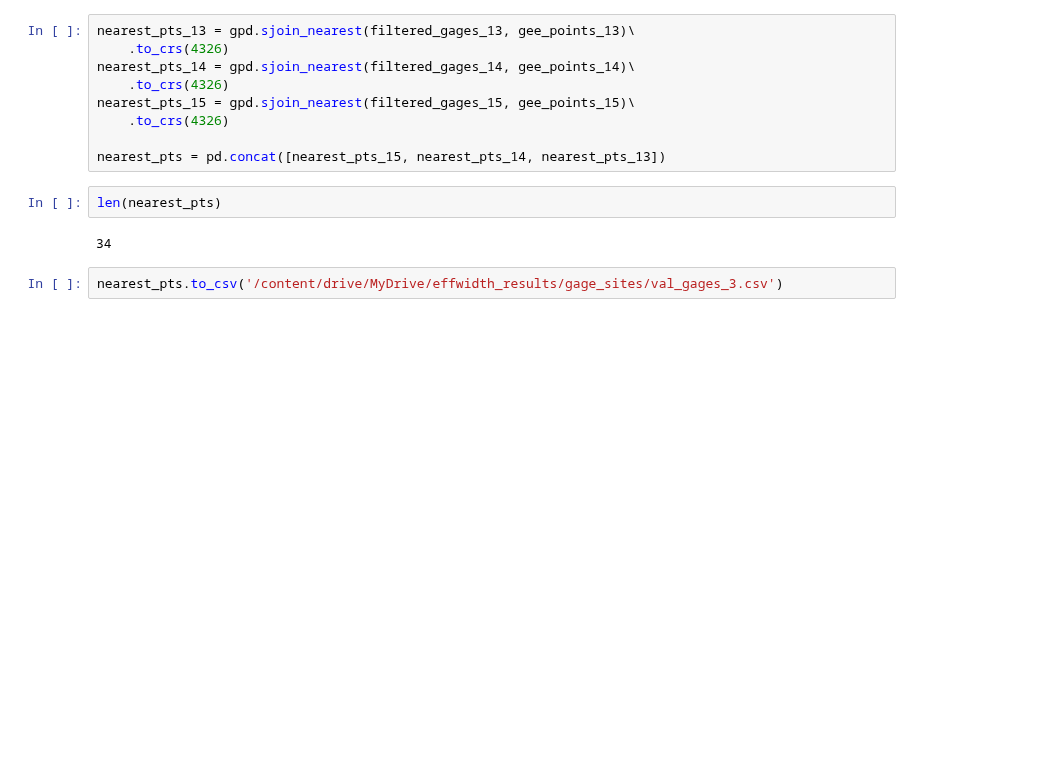
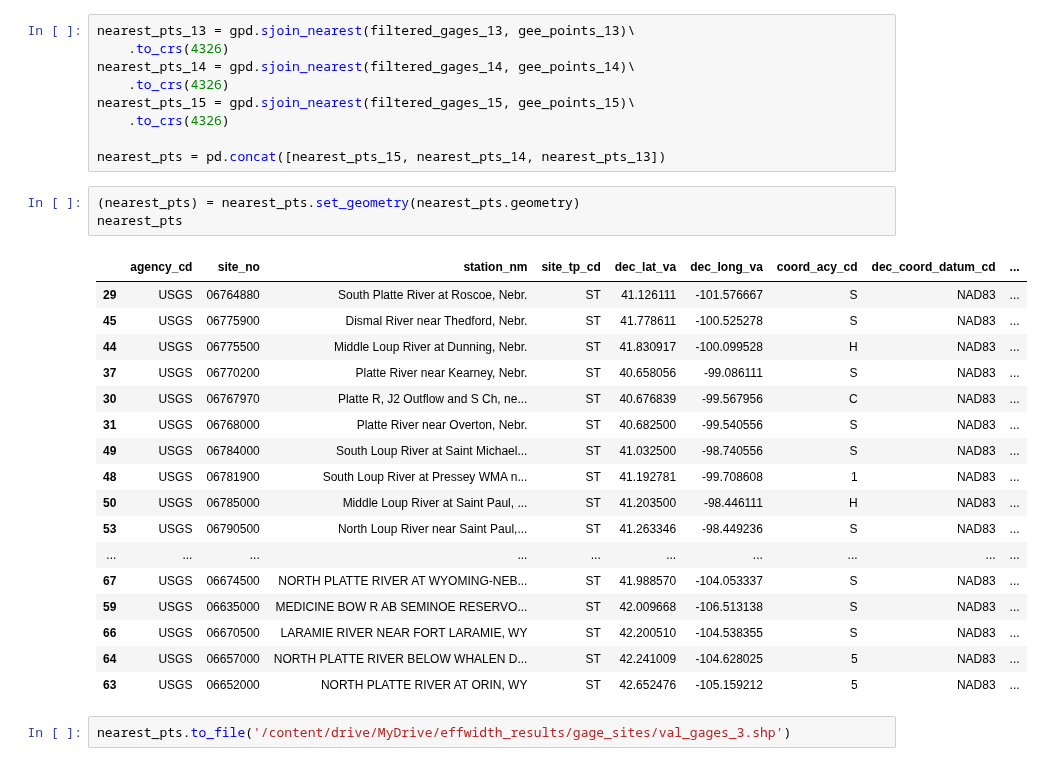
Before and after one commit to wherediddavidgo/multitemporal_RSSA, a Jupyter notebook: gage_search.ipynb, the cells around one changed output. Saved outputs shown, nothing was run; the diff lists cells and outputs as text; blank space fills up the shorter version.

Commit message:
xtra gages to shp

```diff
--- a/gage_search.ipynb
+++ b/gage_search.ipynb
@@ -104,9 +104,26 @@ nearest_pts_15 = gpd.sjoin_nearest(filtered_gages_15, gee_points_15)\
     .to_crs(4326)
 
 nearest_pts = pd.concat([nearest_pts_15, nearest_pts_14, nearest_pts_13])
-# %%
-len(nearest_pts)
-# %% [output]
-34
+# %%
+(nearest_pts) = nearest_pts.set_geometry(nearest_pts.geometry)
+nearest_pts
+# %% [output]
+|  | agency_cd | site_no | station_nm | site_tp_cd | dec_lat_va | dec_long_va | coord_acy_cd | dec_coord_datum_cd | ... |
+| 29 | USGS | 06764880 | South Platte River at Roscoe, Nebr. | ST | 41.126111 | -101.576667 | S | NAD83 | ... |
+| 45 | USGS | 06775900 | Dismal River near Thedford, Nebr. | ST | 41.778611 | -100.525278 | S | NAD83 | ... |
+| 44 | USGS | 06775500 | Middle Loup River at Dunning, Nebr. | ST | 41.830917 | -100.099528 | H | NAD83 | ... |
+| 37 | USGS | 06770200 | Platte River near Kearney, Nebr. | ST | 40.658056 | -99.086111 | S | NAD83 | ... |
+| 30 | USGS | 06767970 | Platte R, J2 Outflow and S Ch, ne... | ST | 40.676839 | -99.567956 | C | NAD83 | ... |
+| 31 | USGS | 06768000 | Platte River near Overton, Nebr. | ST | 40.682500 | -99.540556 | S | NAD83 | ... |
+| 49 | USGS | 06784000 | South Loup River at Saint Michael... | ST | 41.032500 | -98.740556 | S | NAD83 | ... |
+| 48 | USGS | 06781900 | South Loup River at Pressey WMA n... | ST | 41.192781 | -99.708608 | 1 | NAD83 | ... |
+| 50 | USGS | 06785000 | Middle Loup River at Saint Paul, ... | ST | 41.203500 | -98.446111 | H | NAD83 | ... |
+| 53 | USGS | 06790500 | North Loup River near Saint Paul,... | ST | 41.263346 | -98.449236 | S | NAD83 | ... |
+| ... | ... | ... | ... | ... | ... | ... | ... | ... | ... |
+| 67 | USGS | 06674500 | NORTH PLATTE RIVER AT WYOMING-NEB... | ST | 41.988570 | -104.053337 | S | NAD83 | ... |
+| 59 | USGS | 06635000 | MEDICINE BOW R AB SEMINOE RESERVO... | ST | 42.009668 | -106.513138 | S | NAD83 | ... |
+| 66 | USGS | 06670500 | LARAMIE RIVER NEAR FORT LARAMIE, WY | ST | 42.200510 | -104.538355 | S | NAD83 | ... |
+| 64 | USGS | 06657000 | NORTH PLATTE RIVER BELOW WHALEN D... | ST | 42.241009 | -104.628025 | 5 | NAD83 | ... |
+| 63 | USGS | 06652000 | NORTH PLATTE RIVER AT ORIN, WY | ST | 42.652476 | -105.159212 | 5 | NAD83 | ... |
 # %%
-nearest_pts.to_csv('/content/drive/MyDrive/effwidth_results/gage_sites/val_gages_3.csv')
+nearest_pts.to_file('/content/drive/MyDrive/effwidth_results/gage_sites/val_gages_3.shp')
```
